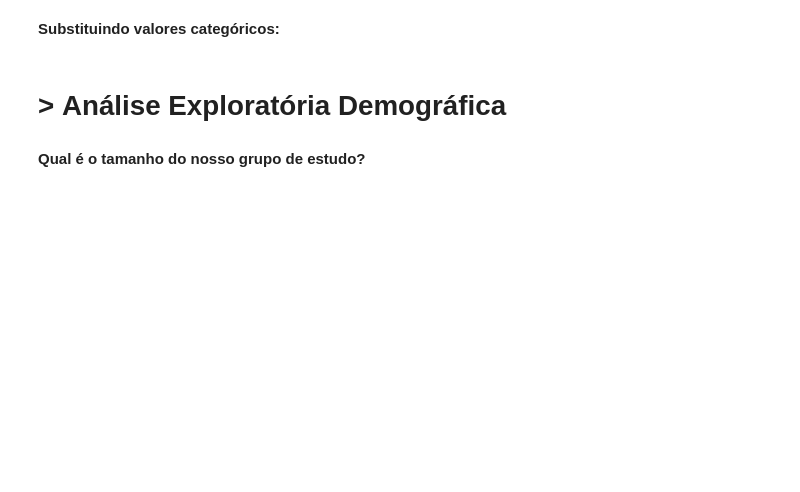
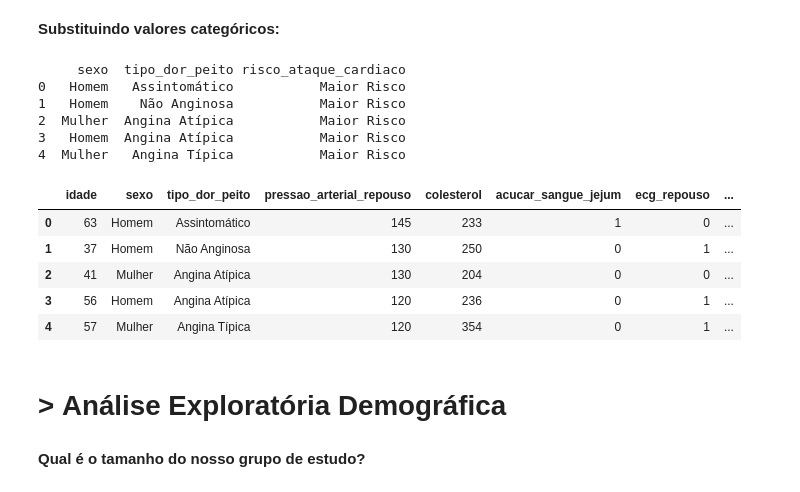
Before and after one commit to LarissaCns/Analise-Ataque-Cardiaco, a Jupyter notebook: analise-de-ataques-cardiacos.ipynb, the cells around one changed output. Drawn from its saved outputs; the diff is of its cells as text; code cells hidden in the pictures; blank space fills up the shorter version.

```diff
--- a/analise-de-ataques-cardiacos.ipynb
+++ b/analise-de-ataques-cardiacos.ipynb
@@ -23,5 +6,5 @@ Error:
 # %%
-df_raw = pd.read_csv('/kaggle/input/heart-attack-data-analysis/Heart Attack Data Set.csv')
+df_raw = pd.read_csv('Heart Attack Data Set.csv')
 # %% [markdown]
 # Dicionário de dados do Dataset
 
@@ -149,3 +182,19 @@ dicionario_risco_ataque_cardiaco = {
 df['risco_ataque_cardiaco'] = df['risco_ataque_cardiaco'].replace(dicionario_risco_ataque_cardiaco)
 # %%
 print(df[['sexo','tipo_dor_peito', 'risco_ataque_cardiaco']].head())
+# %% [output]
+     sexo  tipo_dor_peito risco_ataque_cardiaco
+0   Homem   Assintomático           Maior Risco
+1   Homem    Não Anginosa           Maior Risco
+2  Mulher  Angina Atípica           Maior Risco
+3   Homem  Angina Atípica           Maior Risco
+4  Mulher   Angina Típica           Maior Risco
+# %%
+df.head()
+# %% [output]
+|  | idade | sexo | tipo_dor_peito | pressao_arterial_repouso | colesterol | acucar_sangue_jejum | ecg_repouso | ... |
+| 0 | 63 | Homem | Assintomático | 145 | 233 | 1 | 0 | ... |
+| 1 | 37 | Homem | Não Anginosa | 130 | 250 | 0 | 1 | ... |
+| 2 | 41 | Mulher | Angina Atípica | 130 | 204 | 0 | 0 | ... |
+| 3 | 56 | Homem | Angina Atípica | 120 | 236 | 0 | 1 | ... |
+| 4 | 57 | Mulher | Angina Típica | 120 | 354 | 0 | 1 | ... |
```
Also changed, not shown: parts of 21 cells of this notebook, 2 other files.
